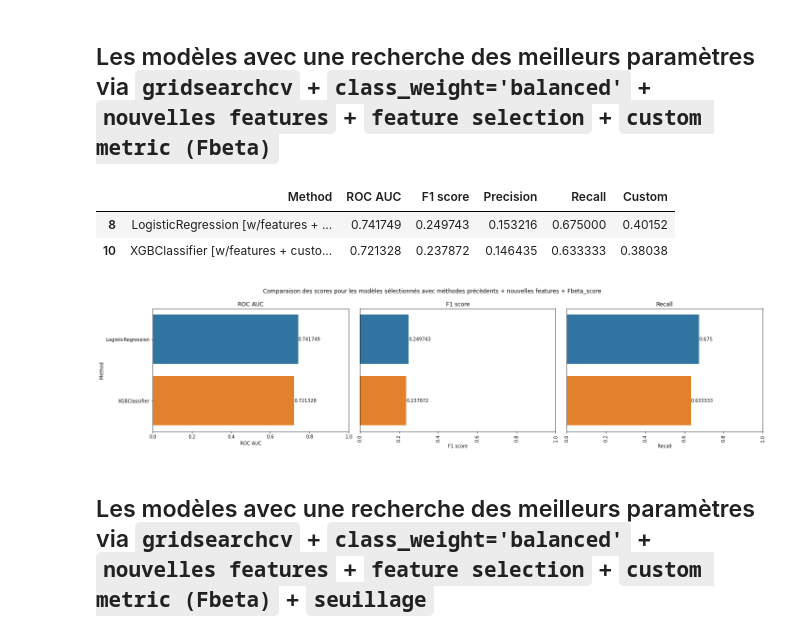
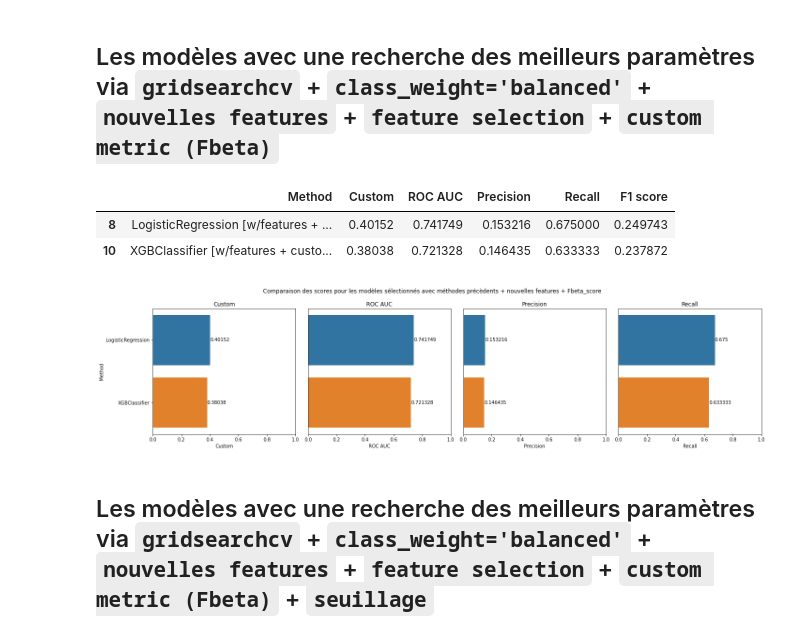
Before and after one commit to Valkea/OC_AI_04, a Jupyter notebook: Display_Scores.ipynb, the cells around one changed output. Cells and saved outputs as stored; diff of their text form; code cells hidden in the pictures.

```diff
--- a/Display_Scores.ipynb
+++ b/Display_Scores.ipynb
@@ -135,7 +146,10 @@ smot
 # %% [markdown]
 ## Les modèles avec une recherche des meilleurs paramètres via `gridsearchcv` + `class_weight='balanced'` + `nouvelles features`
 # %%
-extrafeatures = data_tuning[ ~(data_tuning.Method.str.contains('threshold|custom|nimp|rec')) & (data_tuning.Method.str.contains('[w/features]'))][['Method', 'ROC AUC', 'F1 score', 'Precision', 'Recall', 'Custom']]
+scores_graph = ['Custom', 'ROC AUC', 'Precision', 'Recall']
+scores_tables = [*scores_graph, 'F1 score']
+
+extrafeatures = data_tuning[ ~(data_tuning.Method.str.contains('threshold|custom|nimp|rec')) & (data_tuning.Method.str.contains('[w/features]'))][['Method', *scores_tables]]
 display(extrafeatures)
-plot_scores( extrafeatures, "modèles sélectionnés avec méthodes précèdents + nouvelles features" )
+plot_scores( extrafeatures, "modèles sélectionnés avec méthodes précèdents + nouvelles features", scores_graph)
 # %% [output]
@@ -157,14 +171,14 @@ plot_scores( fselection2, "modèles sélectionnés avec méthodes précèdents +
 # %% [markdown]
 ## Les modèles avec une recherche des meilleurs paramètres via `gridsearchcv` + `class_weight='balanced'` + `nouvelles features` + `feature selection` + `custom metric (Fbeta)`
 # %%
-fbeta2 = data_tuning[~(data_tuning.Method.str.contains('threshold|Final')) & (data_tuning.Method.str.contains('custom'))][['Method', 'ROC AUC', 'F1 score', 'Precision', 'Recall', 'Custom']]
+fbeta2 = data_tuning[~(data_tuning.Method.str.contains('threshold|Final')) & (data_tuning.Method.str.contains('custom'))][['Method', *scores_tables]]
 display(fbeta2)
-plot_scores( fbeta2, "modèles sélectionnés avec méthodes précèdents + nouvelles features + Fbeta_score" )
+plot_scores( fbeta2, "modèles sélectionnés avec méthodes précèdents + nouvelles features + Fbeta_score", scores_graph )
 # %% [output]
-|  | Method | ROC AUC | F1 score | Precision | Recall | Custom |
-| 8 | LogisticRegression [w/features + ... | 0.741749 | 0.249743 | 0.153216 | 0.675000 | 0.40152 |
-| 10 | XGBClassifier [w/features + custo... | 0.721328 | 0.237872 | 0.146435 | 0.633333 | 0.38038 |
+|  | Method | Custom | ROC AUC | Precision | Recall | F1 score |
+| 8 | LogisticRegression [w/features + ... | 0.40152 | 0.741749 | 0.153216 | 0.675000 | 0.249743 |
+| 10 | XGBClassifier [w/features + custo... | 0.38038 | 0.721328 | 0.146435 | 0.633333 | 0.237872 |
-[figure, old version]
+[figure, new version]
 # %% [markdown]
 ## Les modèles avec une recherche des meilleurs paramètres via `gridsearchcv` + `class_weight='balanced'` + `nouvelles features` + `feature selection` + `custom metric (Fbeta)` + `seuillage`
 # %%
```
Also changed, not shown: parts of 10 cells of this notebook, 2 other files.
